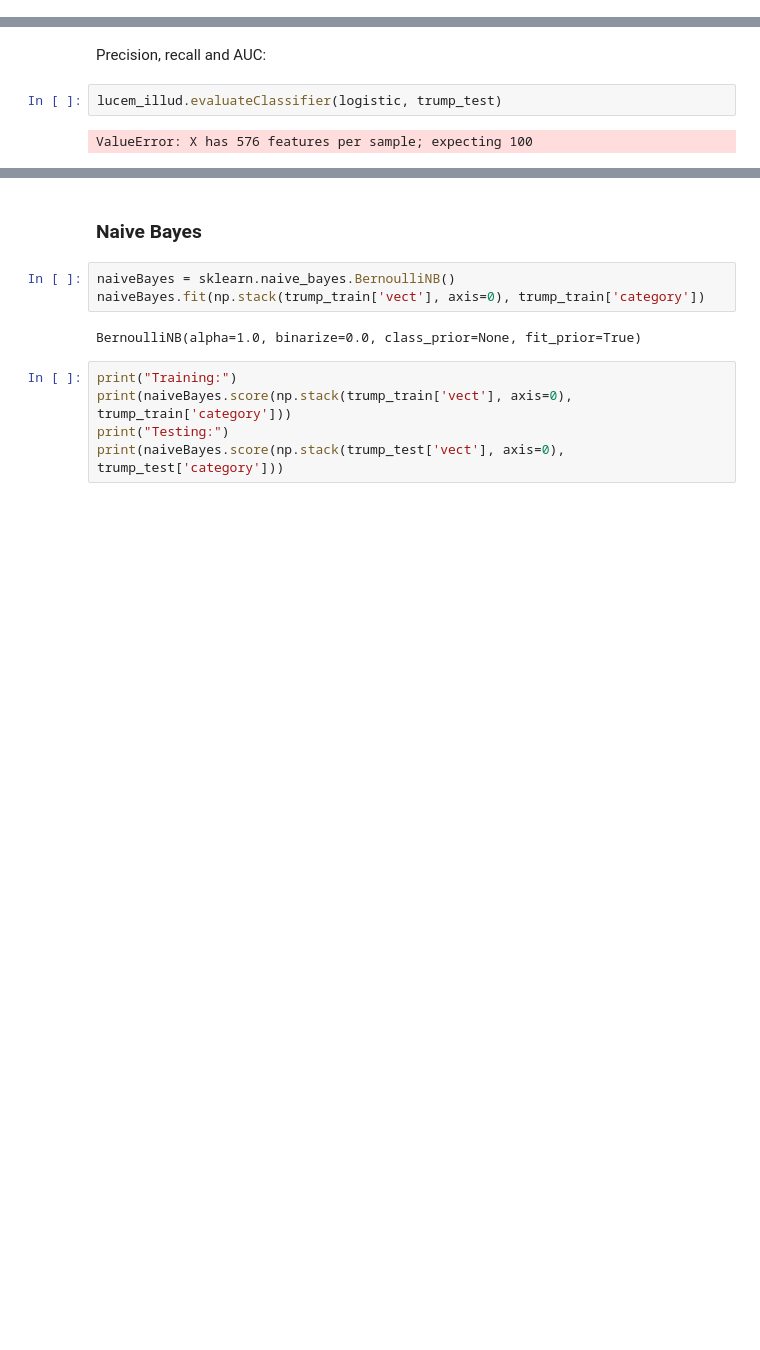
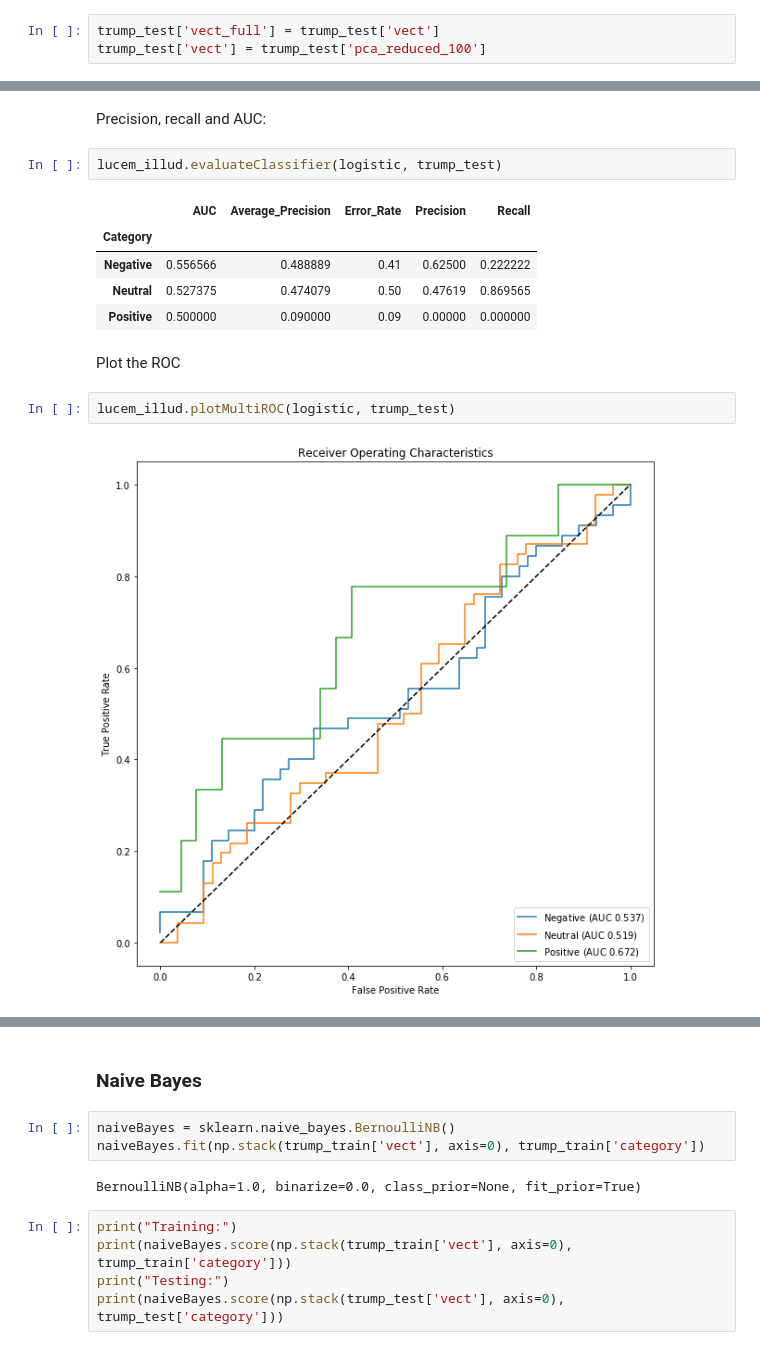
Before and after one commit to ZhaodiChen/content-analysis-2018, a Jupyter notebook: 6-Classification/6-Classification.ipynb, the cells around one changed output, grey strips where cells are left out. Drawn from its saved outputs; the diff is of its cells as text; blank space fills up the shorter version.

```diff
--- a/6-Classification/6-Classification.ipynb
+++ b/6-Classification/6-Classification.ipynb
@@ -1180,6 +1180,9 @@ print(logistic_l1.score(np.stack(trump_test['vect'], axis=0), trump_test['catego
 THe accuracy is still not very well.
 # %% [markdown]
 Confusion matrix:
+# %%
+trump_test['vect_full'] = trump_test['vect']
+trump_test['vect'] = trump_test['pca_reduced_100']
 # %%
 lucem_illud.plotConfusionMatrix(logistic, trump_test)
 # %% [output]
@@ -1189,4 +1192,14 @@ Precision, recall and AUC:
 # %%
 lucem_illud.evaluateClassifier(logistic, trump_test)
 # %% [output]
-ValueError: X has 576 features per sample; expecting 100
+|  | AUC | Average_Precision | Error_Rate | Precision | Recall |
+| Category |  |  |  |  |  |
+| Negative | 0.556566 | 0.488889 | 0.41 | 0.62500 | 0.222222 |
+| Neutral | 0.527375 | 0.474079 | 0.50 | 0.47619 | 0.869565 |
+| Positive | 0.500000 | 0.090000 | 0.09 | 0.00000 | 0.000000 |
+# %% [markdown]
+Plot the ROC
+# %%
+lucem_illud.plotMultiROC(logistic, trump_test)
+# %% [output]
+[figure, added]
```
Also changed, not shown: parts of 4 cells of this notebook.
